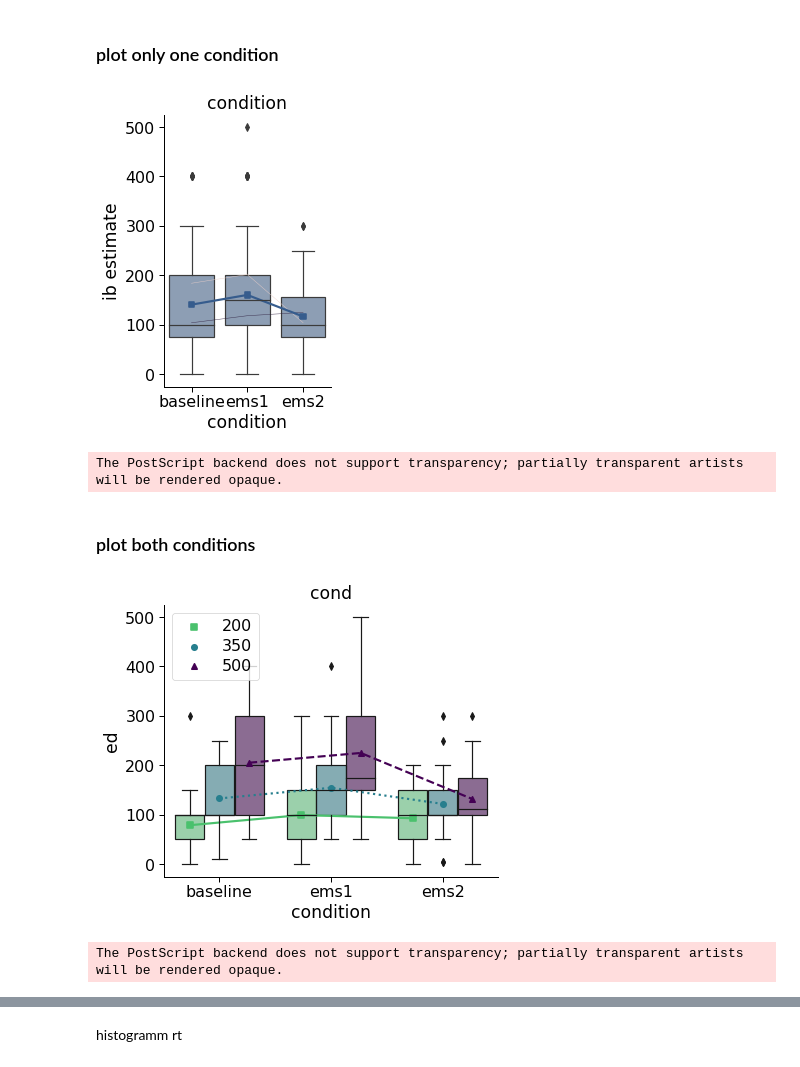
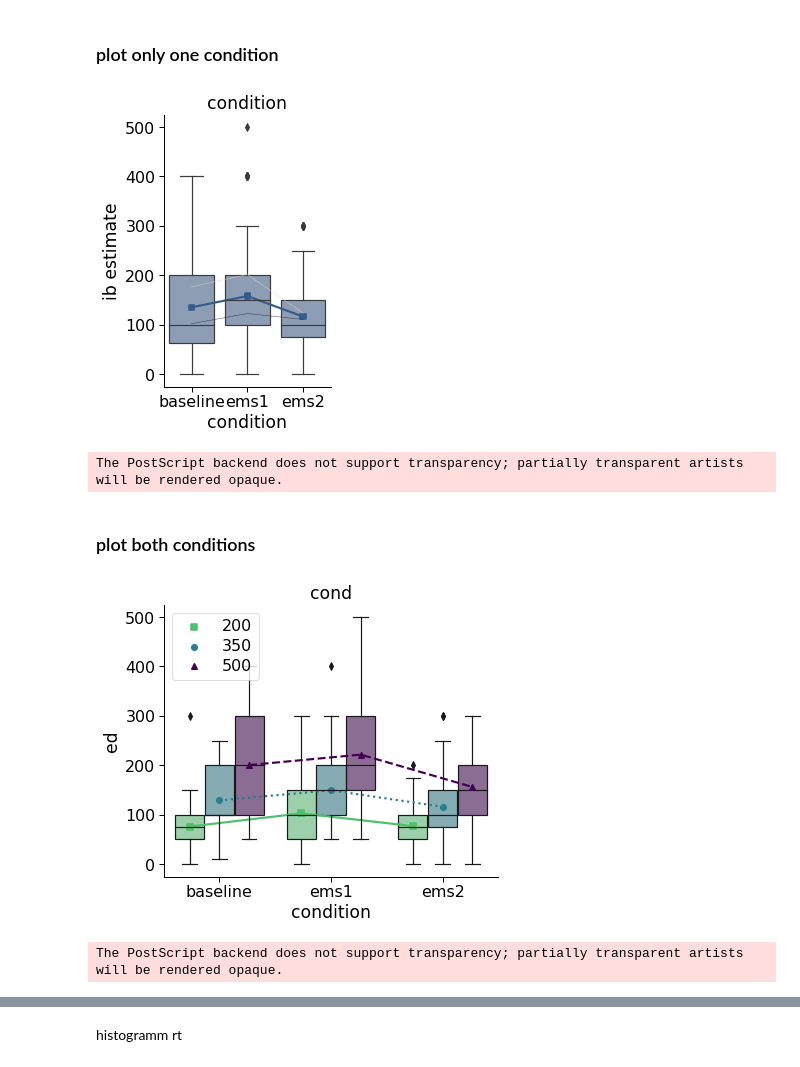
Before and after one commit to lukasgehrke/2021-fastReach, a Jupyter notebook: analyses/Leonie_tests/analysis_LT.ipynb, the cells around one changed output, grey strips where cells are left out. Cells and saved outputs as stored; diff of their text form; code cells hidden in the pictures.

```diff
--- a/analyses/Leonie_tests/analysis_LT.ipynb
+++ b/analyses/Leonie_tests/analysis_LT.ipynb
@@ -22,10 +22,11 @@ from vaderSentiment.vaderSentiment import SentimentIntensityAnalyzer
 
 import pymer4 as pymer4
 # %%
-# set path
+# set path^
+# --> clean up
 d = "C://Users/terfu/Desktop/2021-fastReach/analyses/Leonie_tests/" # for test data
 
-p = "//stor1.bpn.tu-berlin.de/projects/Lukas_Gehrke/2021-fastReach/data/study/" #server for data access
+p = "C://Users/terfu/Desktop/2021-fastReach/data/study/" #repository for data access
 pp = "C://Users/terfu/Desktop/2021-fastReach/data/study/" #repository for output
 # %% [markdown]
 ## load functions
@@ -37,7 +38,7 @@ from LT_plotting_funcs import *
 ### load data
 # %%
 # load data
-behavior = pd.read_csv( p + 'PI_results.csv')
+behavior = pd.read_csv( p + 'PI_results_test_data.csv')
 
 # set data types
 behavior[['ed','rt']] = behavior[['ed','rt']].apply(pd.to_numeric, axis=1)
@@ -63,33 +64,33 @@ x = "condition"
 hue = "id"
 
 
-plot_3_cats(data, x, y, hue, ylabel, xlabel,cats,palette,data_means)
+plot_3_cats_pID(data, x, y, hue, ylabel, xlabel,cats,palette,data_means,title)
 # %% [output]
-[figure, old version]
+[figure, new version]
 The PostScript backend does not support transparency; partially transparent artists will be rendered opaque.
 # %% [markdown]
 ### plot both conditions
 # %%
 # with stimulation condition + time condition+ rd as y
 behavior_means = behavior.groupby(['id','condition','rd'],as_index=False)['ed'].mean()
 
 
 palette = ['#365c8d','#E5E4E2','#899499','#4ac16d', '#277f8e','#440154']
 cats= ['baseline','ems1','ems2']
 ylabel = 'ed'
 xlabel = 'condition'
 title = 'cond'
 data = behavior
 data_means = behavior_means
 y = "ed"
 x = "condition"
 hue = "id"
 hue2 = 'rd'
 
 
-plot_3_cats_hue(data, x, y, hue, ylabel, xlabel,cats,palette,data_means,hue2)
+plot_3_cats_hue(data, x, y, hue, ylabel, xlabel,cats,palette,data_means,hue2,title)
 # %% [output]
-[figure, old version]
+[figure, new version]
 The PostScript backend does not support transparency; partially transparent artists will be rendered opaque.
 # %%
 # with stimulation condition + time condition+ rd as y
```
Also changed, not shown: parts of 19 cells of this notebook, 20 other files.
